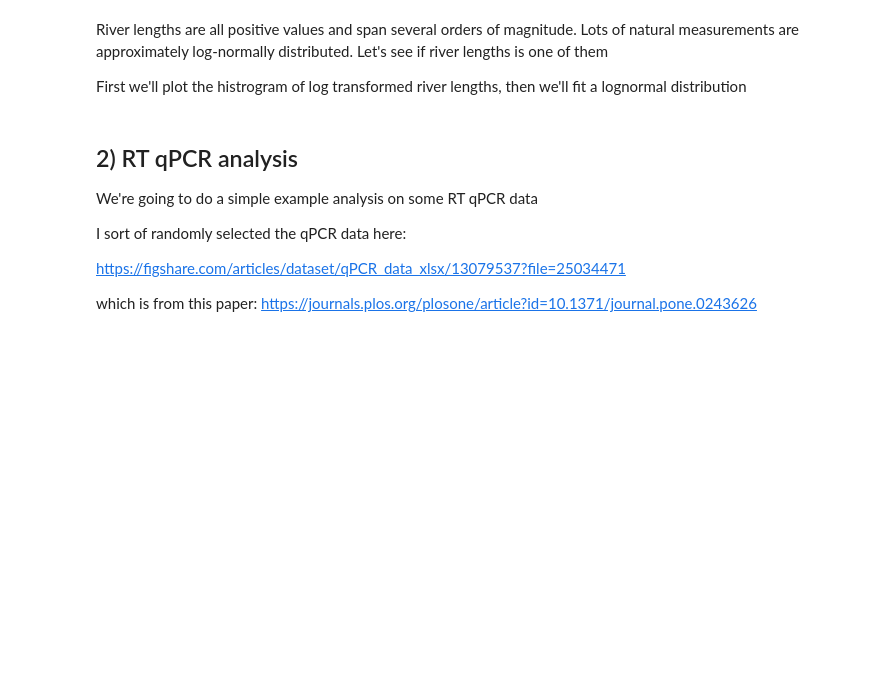
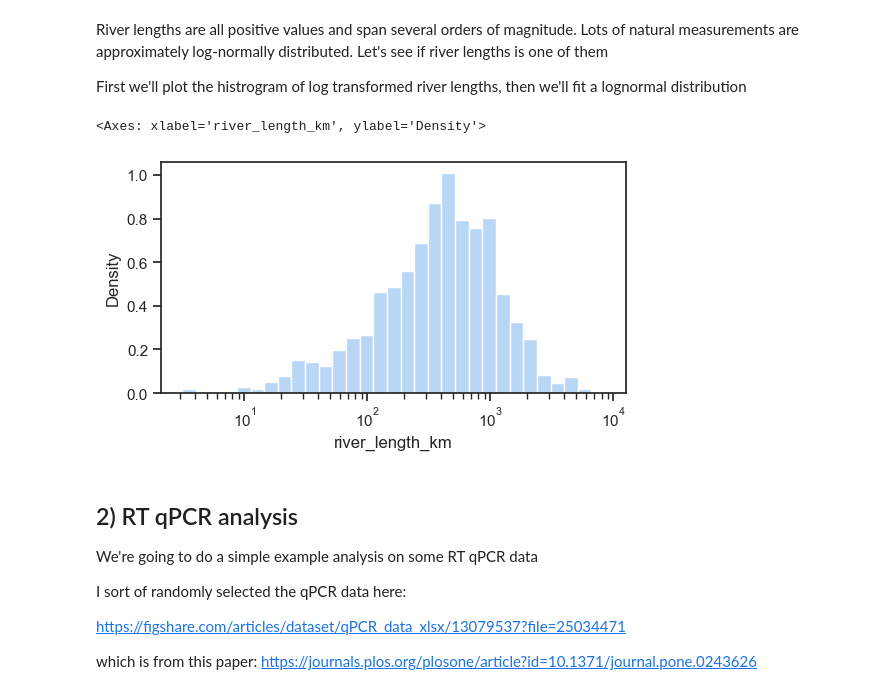
Before and after one commit to jgeary2326/abio558-fall2025-jg, a Jupyter notebook: 2.4-LoadingIndexingAnalyzingData_BLANK.ipynb, the cells around one changed output. Saved outputs shown, nothing was run; the diff lists cells and outputs as text; code cells hidden in the pictures; blank space fills up the shorter version.

```diff
--- a/2.4-LoadingIndexingAnalyzingData_BLANK.ipynb
+++ b/2.4-LoadingIndexingAnalyzingData_BLANK.ipynb
@@ -51,6 +175,17 @@ https://seaborn.pydata.org/examples/index.html
 River lengths are all positive values and span several orders of magnitude. Lots of natural measurements are approximately log-normally distributed. Let's see if river lengths is one of them
 
 First we'll plot the histrogram of log transformed river lengths, then we'll fit a lognormal distribution
+# %%
+fh, ax = plt.subplots(1, 1, figsize=(6,3))
+sns.histplot(data=rivers_data,
+             x='river_length_km', stat='density', log_scale = True,
+             ax=ax)
+log_data = np.log(rivers_data['river_length_km'])
+log_mean = np.mean(log_data, axis=0)
+log_sigma=np.std(log_data, axis=0)
+# %% [output]
+<Axes: xlabel='river_length_km', ylabel='Density'>
+[figure, added]
 # %% [markdown]
 ## 2) RT qPCR analysis
 
```
Also changed, not shown: parts of 9 cells of this notebook.
